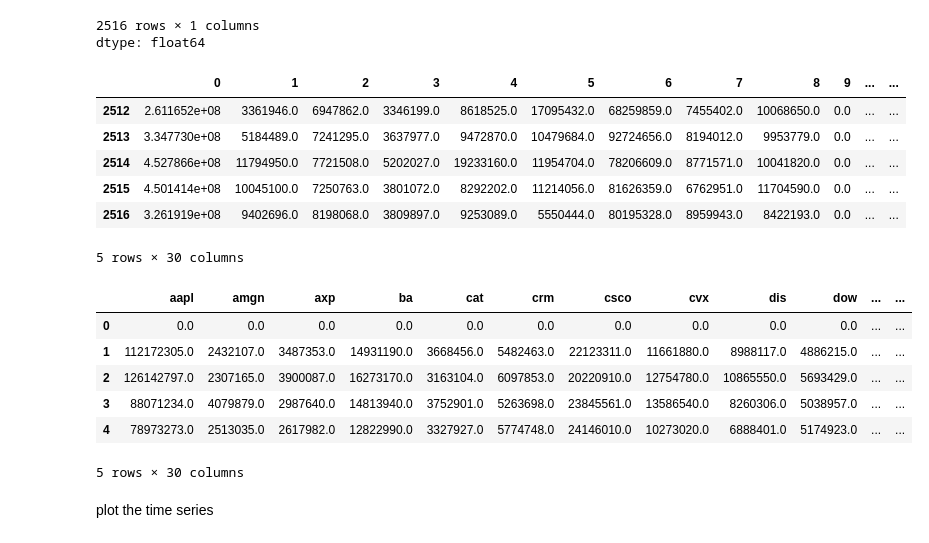
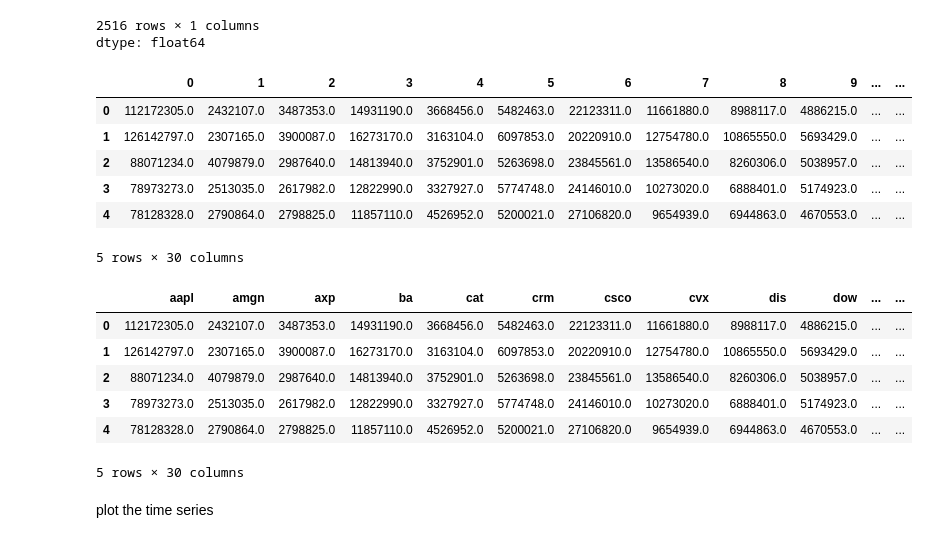
Before and after one commit to Legacy560/MLTSA25_RWolynetz, a Jupyter notebook: HW7/autoencoder_time_series_instructions_MLTSA25_RWolynetz.ipynb, the cells around one changed output. Saved outputs shown, nothing was run; the diff lists cells and outputs as text; code cells hidden in the pictures.

```diff
--- a/HW7/autoencoder_time_series_instructions_MLTSA25_RWolynetz.ipynb
+++ b/HW7/autoencoder_time_series_instructions_MLTSA25_RWolynetz.ipynb
@@ -174,6 +182,6 @@ numLines
 2517
 # %%
 #create a numpy array to host the data
-data = np.zeros((numLines,len(files))) # Corrected: Pass shape as a tuple # do not use hard coded numbers, use values calculated on the spot from the variables you have: the number of and shape of the files
+data = np.zeros((numLines-1,len(files))) # Corrected: Pass shape as a tuple # do not use hard coded numbers, use values calculated on the spot from the variables you have: the number of and shape of the files
 data.shape
 # %% [output]
@@ -215,21 +223,21 @@ for i,f in tqdm(enumerate(files)):
   data_len = df.shape[0]
 
     # Assign the data to the appropriate slice of the 'data' array
-  data[1:data_len + 1, i] = volume_data[:data_len]
+  data[0:data_len, i] = volume_data[:data_len]
 
     # Fill the remaining rows with zeros if the dataframe is shorter
   if data_len < data.shape[0]:
       data[data_len + 1:, i] = 0
 # %%
 volData = pd.DataFrame(data) #Check our work.
-volData.tail()
+volData.head()
 # %% [output]
 |  | 0 | 1 | 2 | 3 | 4 | 5 | 6 | 7 | 8 | 9 | ... | ... |
-| 2512 | 2.611652e+08 | 3361946.0 | 6947862.0 | 3346199.0 | 8618525.0 | 17095432.0 | 68259859.0 | 7455402.0 | 10068650.0 | 0.0 | ... | ... |
-| 2513 | 3.347730e+08 | 5184489.0 | 7241295.0 | 3637977.0 | 9472870.0 | 10479684.0 | 92724656.0 | 8194012.0 | 9953779.0 | 0.0 | ... | ... |
-| 2514 | 4.527866e+08 | 11794950.0 | 7721508.0 | 5202027.0 | 19233160.0 | 11954704.0 | 78206609.0 | 8771571.0 | 10041820.0 | 0.0 | ... | ... |
-| 2515 | 4.501414e+08 | 10045100.0 | 7250763.0 | 3801072.0 | 8292202.0 | 11214056.0 | 81626359.0 | 6762951.0 | 11704590.0 | 0.0 | ... | ... |
-| 2516 | 3.261919e+08 | 9402696.0 | 8198068.0 | 3809897.0 | 9253089.0 | 5550444.0 | 80195328.0 | 8959943.0 | 8422193.0 | 0.0 | ... | ... |
+| 0 | 112172305.0 | 2432107.0 | 3487353.0 | 14931190.0 | 3668456.0 | 5482463.0 | 22123311.0 | 11661880.0 | 8988117.0 | 4886215.0 | ... | ... |
+| 1 | 126142797.0 | 2307165.0 | 3900087.0 | 16273170.0 | 3163104.0 | 6097853.0 | 20220910.0 | 12754780.0 | 10865550.0 | 5693429.0 | ... | ... |
+| 2 | 88071234.0 | 4079879.0 | 2987640.0 | 14813940.0 | 3752901.0 | 5263698.0 | 23845561.0 | 13586540.0 | 8260306.0 | 5038957.0 | ... | ... |
+| 3 | 78973273.0 | 2513035.0 | 2617982.0 | 12822990.0 | 3327927.0 | 5774748.0 | 24146010.0 | 10273020.0 | 6888401.0 | 5174923.0 | ... | ... |
+| 4 | 78128328.0 | 2790864.0 | 2798825.0 | 11857110.0 | 4526952.0 | 5200021.0 | 27106820.0 | 9654939.0 | 6944863.0 | 4670553.0 | ... | ... |
 5 rows × 30 columns
 # %%
 #Set the column names
@@ -242,11 +250,11 @@ volData.columns = tickers
 volData.head()
 # %% [output]
 |  | aapl | amgn | axp | ba | cat | crm | csco | cvx | dis | dow | ... | ... |
-| 0 | 0.0 | 0.0 | 0.0 | 0.0 | 0.0 | 0.0 | 0.0 | 0.0 | 0.0 | 0.0 | ... | ... |
-| 1 | 112172305.0 | 2432107.0 | 3487353.0 | 14931190.0 | 3668456.0 | 5482463.0 | 22123311.0 | 11661880.0 | 8988117.0 | 4886215.0 | ... | ... |
-| 2 | 126142797.0 | 2307165.0 | 3900087.0 | 16273170.0 | 3163104.0 | 6097853.0 | 20220910.0 | 12754780.0 | 10865550.0 | 5693429.0 | ... | ... |
-| 3 | 88071234.0 | 4079879.0 | 2987640.0 | 14813940.0 | 3752901.0 | 5263698.0 | 23845561.0 | 13586540.0 | 8260306.0 | 5038957.0 | ... | ... |
-| 4 | 78973273.0 | 2513035.0 | 2617982.0 | 12822990.0 | 3327927.0 | 5774748.0 | 24146010.0 | 10273020.0 | 6888401.0 | 5174923.0 | ... | ... |
+| 0 | 112172305.0 | 2432107.0 | 3487353.0 | 14931190.0 | 3668456.0 | 5482463.0 | 22123311.0 | 11661880.0 | 8988117.0 | 4886215.0 | ... | ... |
+| 1 | 126142797.0 | 2307165.0 | 3900087.0 | 16273170.0 | 3163104.0 | 6097853.0 | 20220910.0 | 12754780.0 | 10865550.0 | 5693429.0 | ... | ... |
+| 2 | 88071234.0 | 4079879.0 | 2987640.0 | 14813940.0 | 3752901.0 | 5263698.0 | 23845561.0 | 13586540.0 | 8260306.0 | 5038957.0 | ... | ... |
+| 3 | 78973273.0 | 2513035.0 | 2617982.0 | 12822990.0 | 3327927.0 | 5774748.0 | 24146010.0 | 10273020.0 | 6888401.0 | 5174923.0 | ... | ... |
+| 4 | 78128328.0 | 2790864.0 | 2798825.0 | 11857110.0 | 4526952.0 | 5200021.0 | 27106820.0 | 9654939.0 | 6944863.0 | 4670553.0 | ... | ... |
 5 rows × 30 columns
 # %% [markdown]
 plot the time series
```
Also changed, not shown: parts of 11 cells of this notebook.
